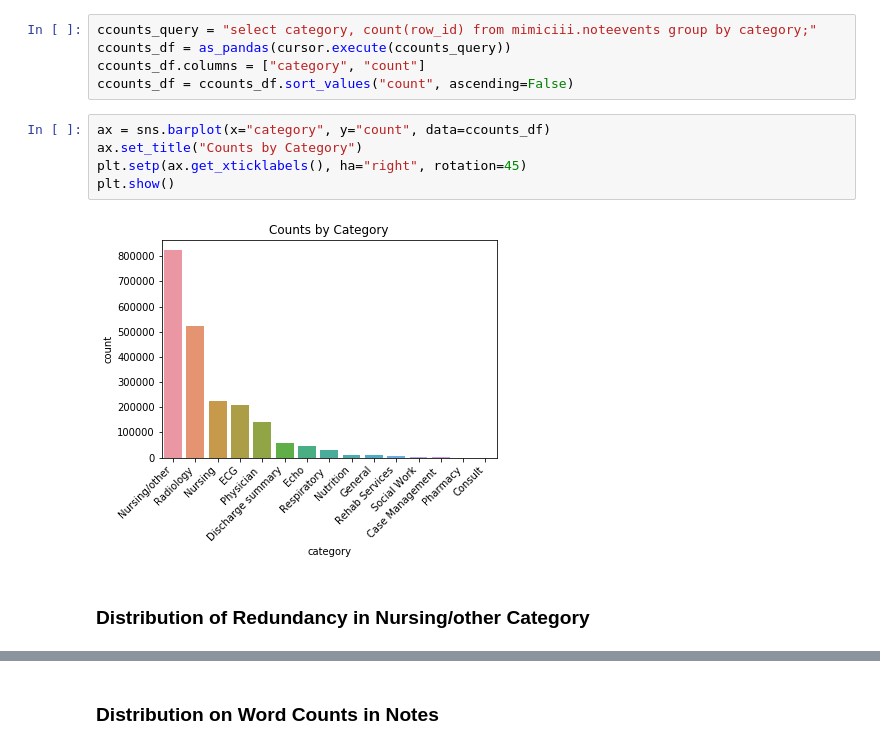
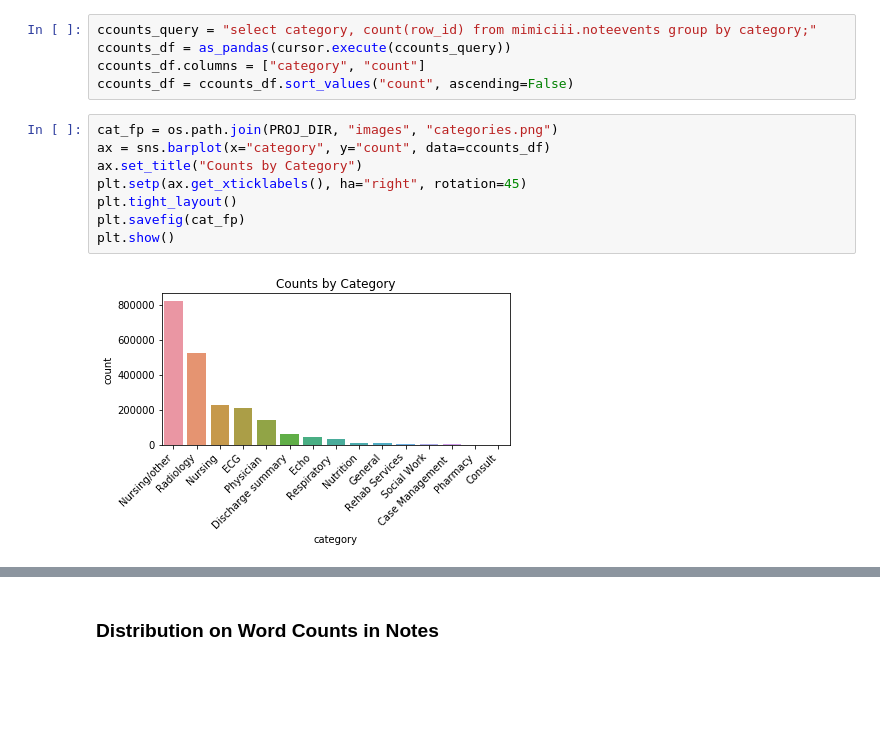
Before and after one commit to cccdenhart/icd-tagging, a Jupyter notebook: report.ipynb, the cells around one changed output, grey strips where cells are left out. Cells and saved outputs as stored; diff of their text form; blank space fills up the shorter version.

```diff
--- a/report.ipynb
+++ b/report.ipynb
@@ -76,11 +133,12 @@ ccounts_df = as_pandas(cursor.execute(ccounts_query))
 ccounts_df.columns = ["category", "count"]
 ccounts_df = ccounts_df.sort_values("count", ascending=False)
 # %%
+cat_fp = os.path.join(PROJ_DIR, "images", "categories.png")
 ax = sns.barplot(x="category", y="count", data=ccounts_df)
 ax.set_title("Counts by Category")
 plt.setp(ax.get_xticklabels(), ha="right", rotation=45)
+plt.tight_layout()
+plt.savefig(cat_fp)
 plt.show()
 # %% [output]
-[figure, old version]
+[figure, new version]
-# %% [markdown]
-### Distribution of Redundancy in Nursing/other Category
```
Also changed, not shown: parts of 13 cells of this notebook, 5 other files.
